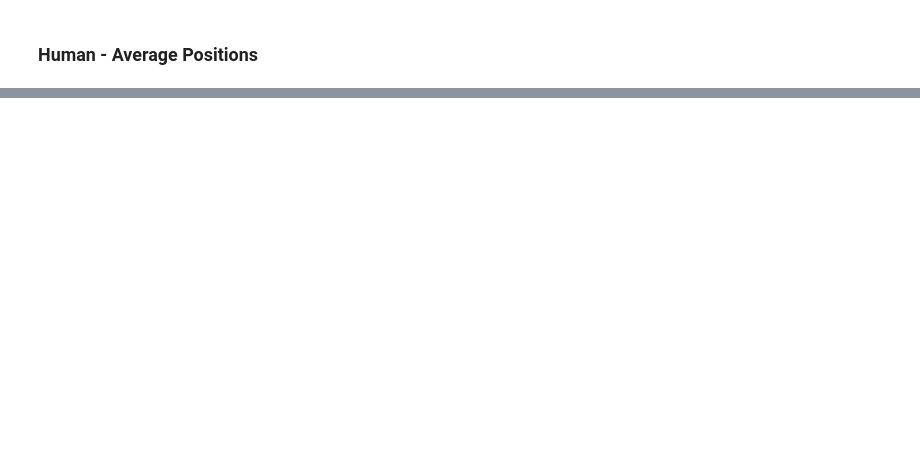
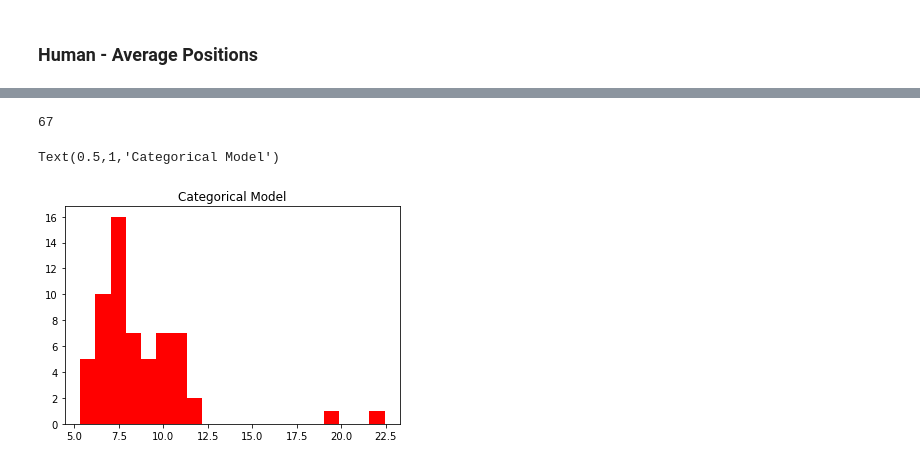
Before and after one commit to jzisheng/Scaled-Self-Driving-Car, a Jupyter notebook: notebooks/AveragingPositions.ipynb, the cells around one changed output, grey strips where cells are left out. Drawn from its saved outputs; the diff is of its cells as text; code cells hidden in the pictures; blank space fills up the shorter version.

```diff
--- a/notebooks/AveragingPositions.ipynb
+++ b/notebooks/AveragingPositions.ipynb
@@ -171,0 +305,34 @@ len(hx)
+# %%
+pos = human
+if(len(pos) != 0):
+    totalpos = []
+    for i in range(len(pos)):
+        totalpos.extend(pos[i])
+    hx,hy = getAveragePositions(totalpos)
+# %% [output]
+67
+# %%
+cat_path = Path('Categorical')
+cat_path.add_positions(catx,caty)
+
+linear_path = Path('Linear')
+linear_path.add_positions(linearx,lineary)
+
+rnn_path = Path('RNN')
+rnn_path.add_positions(rnnx,rnny)
+
+rnncat_path = Path('RNN Categorical')
+rnncat_path.add_positions(rnncatx,rnncaty)
+
+human_path = Path('human')
+human_path.add_positions(hx,hy)
+# %%
+diff_human_cat = human_path.compare_path(cat_path)
+# %%
+plt.hist(diff_human_cat, bins=20, color='r')  # arguments are passed to np.histogram
+plt.title("Categorical Model")
+#plt.xlim([0,100])
+#plt.show()
+# %% [output]
+Text(0.5,1,'Categorical Model')
+[figure, added]
```
Also changed, not shown: parts of 24 cells of this notebook.
